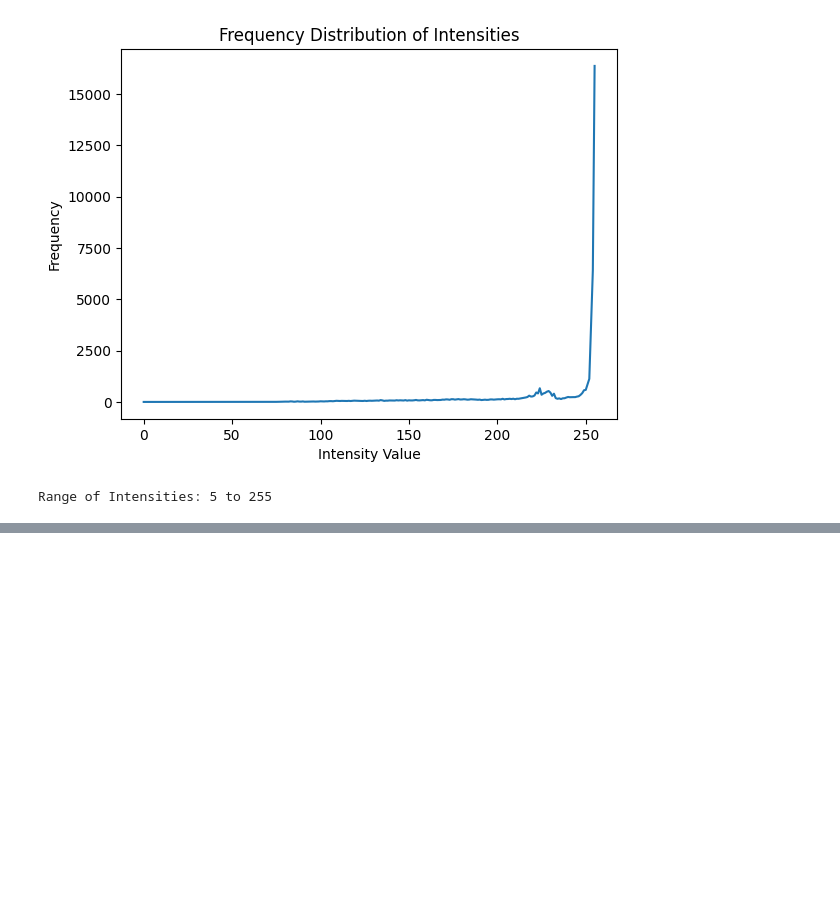
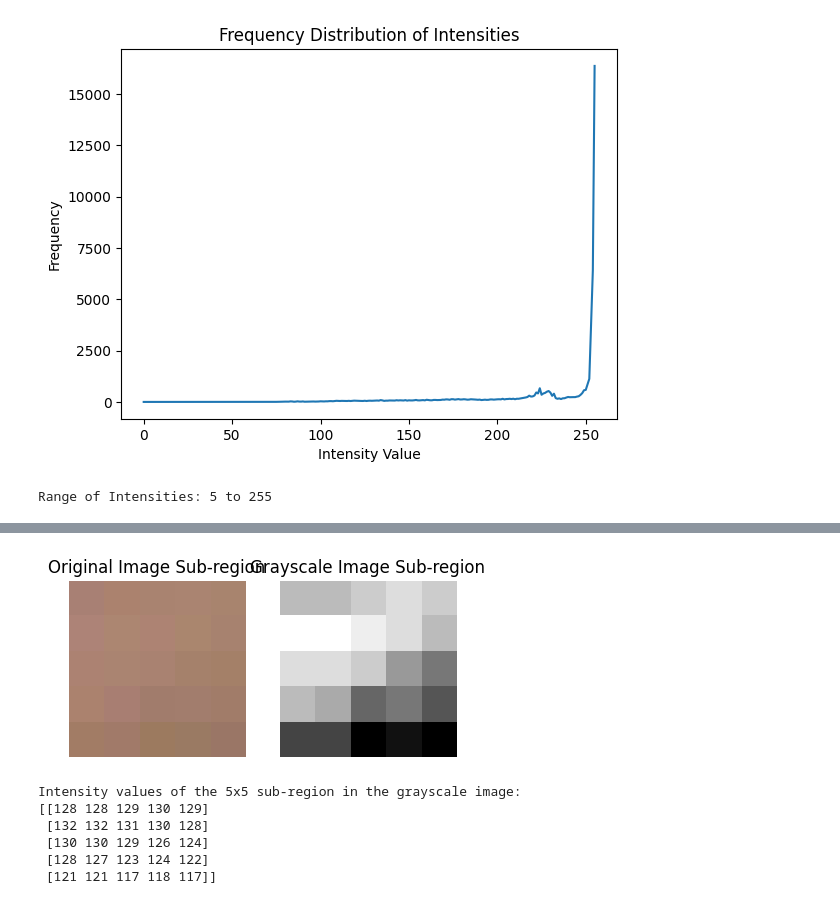
Before and after one commit to mehadishakil/DIP-Lab-Final-2024, a Jupyter notebook: DIP_Lab_Final_2024.ipynb, the cells around one changed output, grey strips where cells are left out. Cells and saved outputs as stored; diff of their text form; code cells hidden in the pictures; blank space fills up the shorter version.

```diff
--- a/DIP_Lab_Final_2024.ipynb
+++ b/DIP_Lab_Final_2024.ipynb
@@ -38,0 +70,27 @@ Range of Intensities: 5 to 255
+# %%
+x, y = 20, 20
+
+sub_region_original = image[y:y+5, x:x+5]
+sub_region_gray = gray_image[y:y+5, x:x+5]
+
+fig, ax = plt.subplots(1, 2, figsize=(5, 5))
+
+ax[0].imshow(cv2.cvtColor(sub_region_original, cv2.COLOR_BGR2RGB))
+ax[0].set_title('Original Image Sub-region')
+ax[0].axis('off')
+ax[1].imshow(sub_region_gray, cmap='gray')
+ax[1].set_title('Grayscale Image Sub-region')
+ax[1].axis('off')
+
+plt.show()
+
+print("Intensity values of the 5x5 sub-region in the grayscale image:")
+print(sub_region_gray)
+# %% [output]
+[figure, added]
+Intensity values of the 5x5 sub-region in the grayscale image:
+[[128 128 129 130 129]
+ [132 132 131 130 128]
+ [130 130 129 126 124]
+ [128 127 123 124 122]
+ [121 121 117 118 117]]
```
Also changed, not shown: parts of 3 cells of this notebook.
